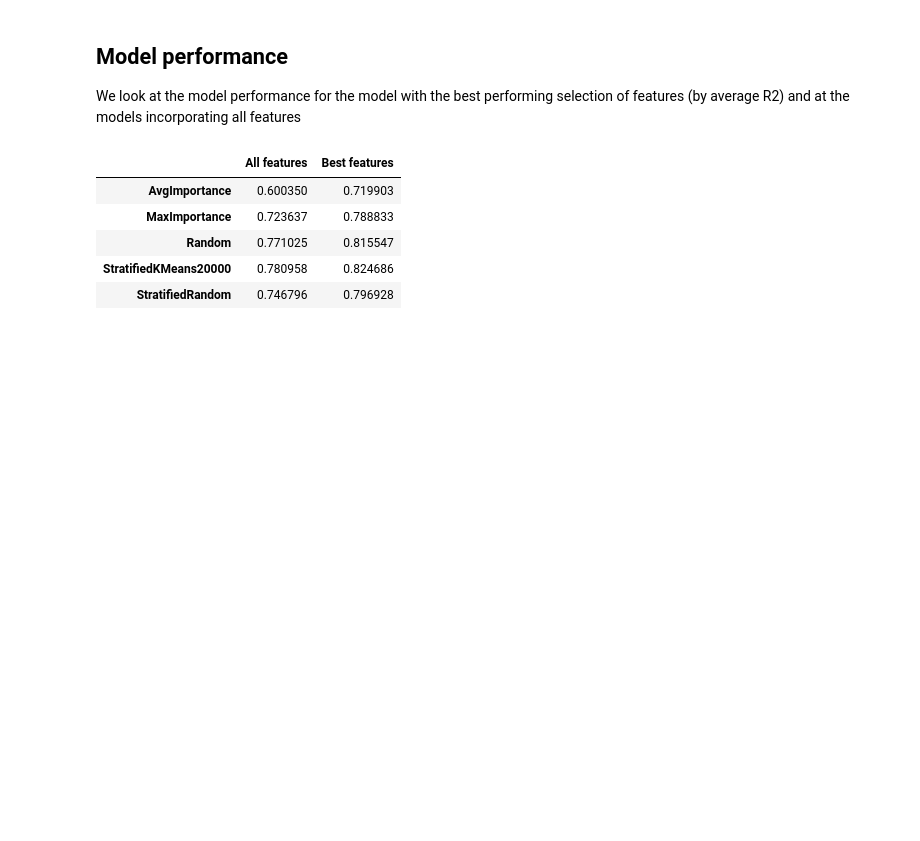
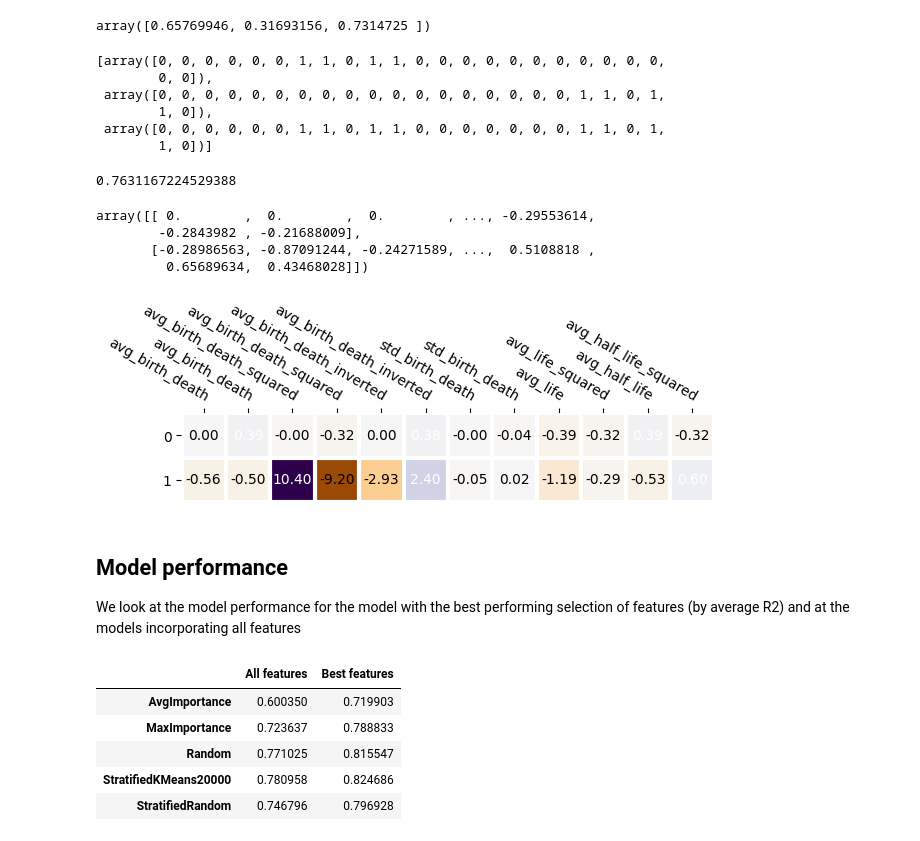
Before and after one commit to carpelli/tfm, a Jupyter notebook: tfm/notebooks/regression.ipynb, the cells around one changed output. Cells and saved outputs as stored; diff of their text form; code cells hidden in the pictures; blank space fills up the shorter version.

```diff
--- a/tfm/notebooks/regression.ipynb
+++ b/tfm/notebooks/regression.ipynb
@@ -77,0 +95,33 @@ def run_experiment(X, y, tries, model_fn):
+# %%
+res.mean(axis=1)
+# %% [output]
+array([0.65769946, 0.31693156, 0.7314725 ])
+# %%
+masks
+# %% [output]
+[array([0, 0, 0, 0, 0, 0, 1, 1, 0, 1, 1, 0, 0, 0, 0, 0, 0, 0, 0, 0, 0, 0,
+        0, 0]),
+ array([0, 0, 0, 0, 0, 0, 0, 0, 0, 0, 0, 0, 0, 0, 0, 0, 0, 0, 1, 1, 0, 1,
+        1, 0]),
+ array([0, 0, 0, 0, 0, 0, 1, 1, 0, 1, 1, 0, 0, 0, 0, 0, 0, 0, 1, 1, 0, 1,
+        1, 0])]
+# %%
+from sklearn.pipeline import make_pipeline
+from sklearn.preprocessing import StandardScaler
+
+def get_coeffs(X, y, tries, model_fn):
+	model = make_pipeline(StandardScaler(), model_fn())
+	X = X.reshape((len(X), -1))
+	results = np.empty((X.shape[1]+1, tries))
+	splits = [*ShuffleSplit(tries, test_size=0.3).split(X)]
+	for i, (train, test) in enumerate(splits):
+		reg = model.fit(X[train], y[train])[1]
+		results[:,i] = np.insert(reg.coef_, 0, model.score(X[test], y[test]))
+	return results
+
+files = [*nb_utils.get_files(1, sampler="Random")][0]
+res = get_coeffs(*get_labeled_data(1, files), 1000, LinearRegression)
+r2s, coeffs = res[0], res[1:]
+r2s.mean()
+# %% [output]
+0.7631167224529388
@@ -78,3 +130,24 @@ def run_experiment(X, y, tries, model_fn):
+# %%
+coeffs.reshape((2,-1))
+# %% [output]
+array([[ 0.        ,  0.        ,  0.        , ..., -0.29553614,
+        -0.2843982 , -0.21688009],
+       [-0.28986563, -0.87091244, -0.24271589, ...,  0.5108818 ,
+         0.65689634,  0.43468028]])
+# %%
+from importlib import reload
+reload(nb_utils)
+
+hm = coeffs.mean(axis=1).reshape((2,-1))
+maxval = np.abs(hm).max()
+norm = colors.Normalize(-maxval, maxval)
+fig, ax = plt.subplots()
+im, _ = nb_utils.heatmap(hm, [0, 1], feat,
+						ax=ax, cmap='PuOr', norm=norm)
+nb_utils.annotate_heatmap(im, threshold=0.3)
+fig.tight_layout()
+# %% [output]
+[figure, added]
 # %% [markdown]
 ## Model performance
 We look at the model performance for the model with the best performing selection of features (by average R2) and at the models incorporating all features
```
Also changed, not shown: parts of 25 cells of this notebook, 2 other files.
